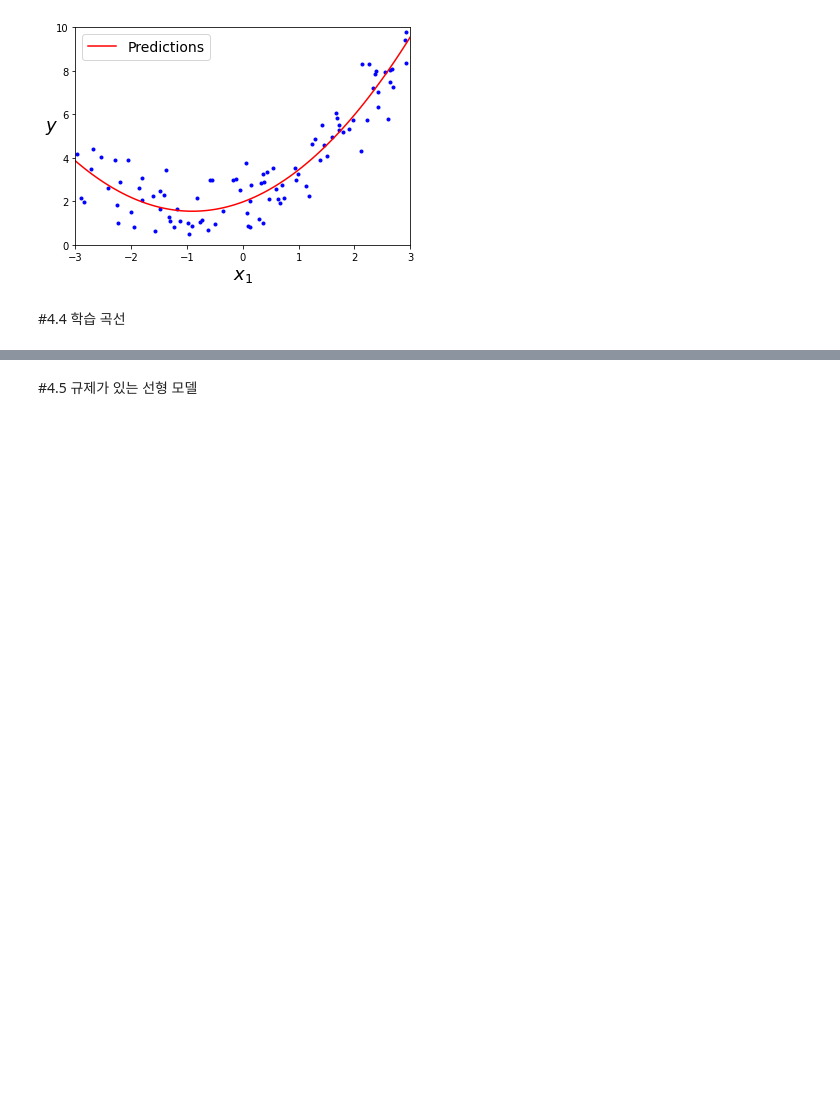
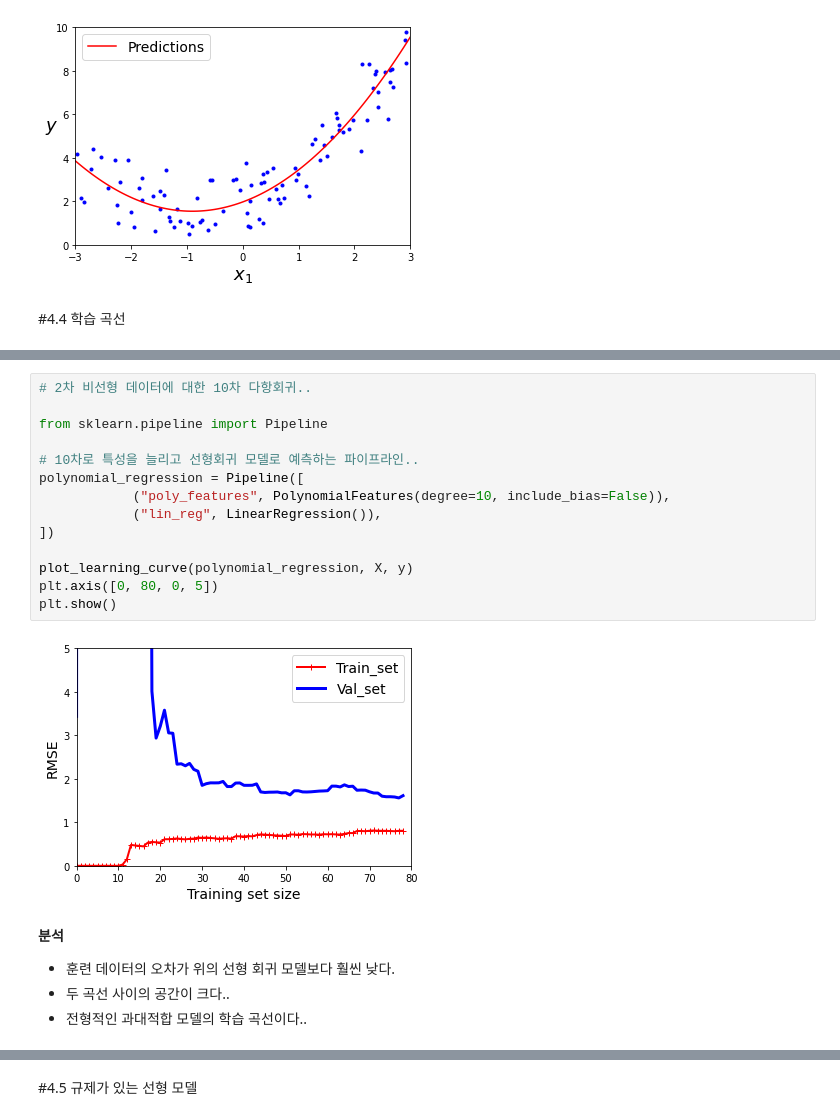
Before and after one commit to dong-tak123/BigAI, a Jupyter notebook: Hands_on_ML_2/Chapter4_모델_훈련.ipynb, the cells around one changed output, grey strips where cells are left out. Cells and saved outputs as stored; diff of their text form; blank space fills up the shorter version.

```diff
--- a/Hands_on_ML_2/Chapter4_모델_훈련.ipynb
+++ b/Hands_on_ML_2/Chapter4_모델_훈련.ipynb
@@ -498,0 +592,22 @@ plt.show()
+# %%
+# 2차 비선형 데이터에 대한 10차 다항회귀..
+
+from sklearn.pipeline import Pipeline
+
+# 10차로 특성을 늘리고 선형회귀 모델로 예측하는 파이프라인..
+polynomial_regression = Pipeline([
+            ("poly_features", PolynomialFeatures(degree=10, include_bias=False)),
+            ("lin_reg", LinearRegression()),
+])
+
+plot_learning_curve(polynomial_regression, X, y)
+plt.axis([0, 80, 0, 5])
+plt.show()
+# %% [output]
+[figure, added]
+# %% [markdown]
+**분석**
+
+- 훈련 데이터의 오차가 위의 선형 회귀 모델보다 훨씬 낮다.
+- 두 곡선 사이의 공간이 크다..
+- 전형적인 과대적합 모델의 학습 곡선이다..
```
Also changed, not shown: parts of 83 cells of this notebook.
